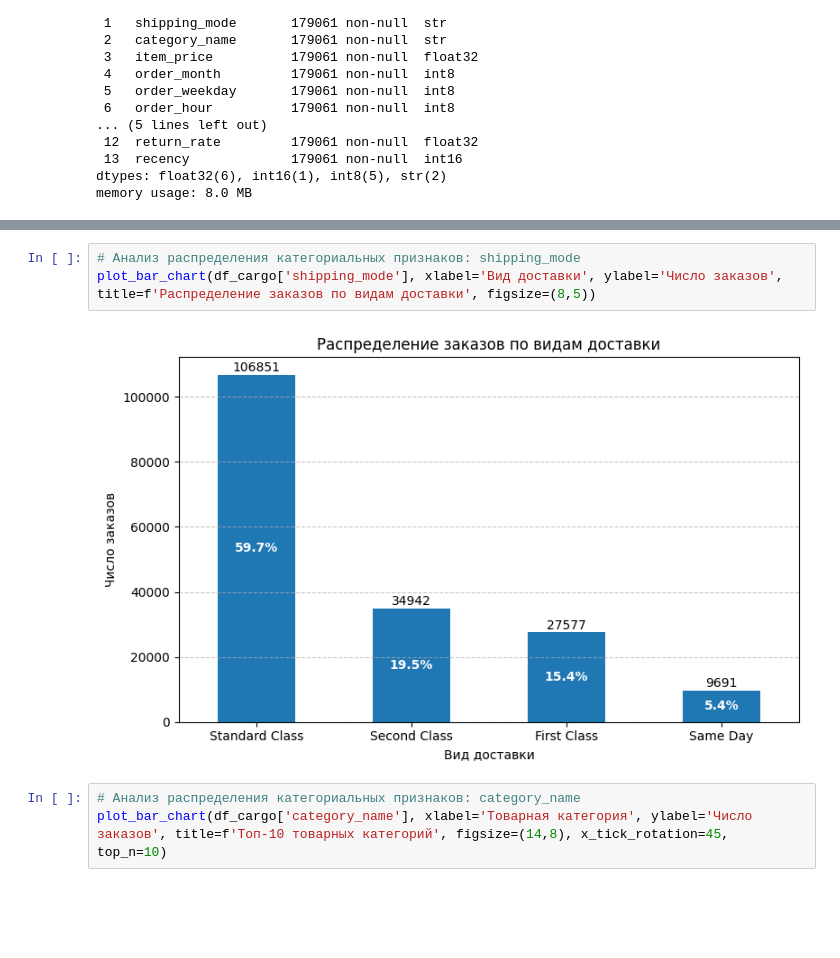
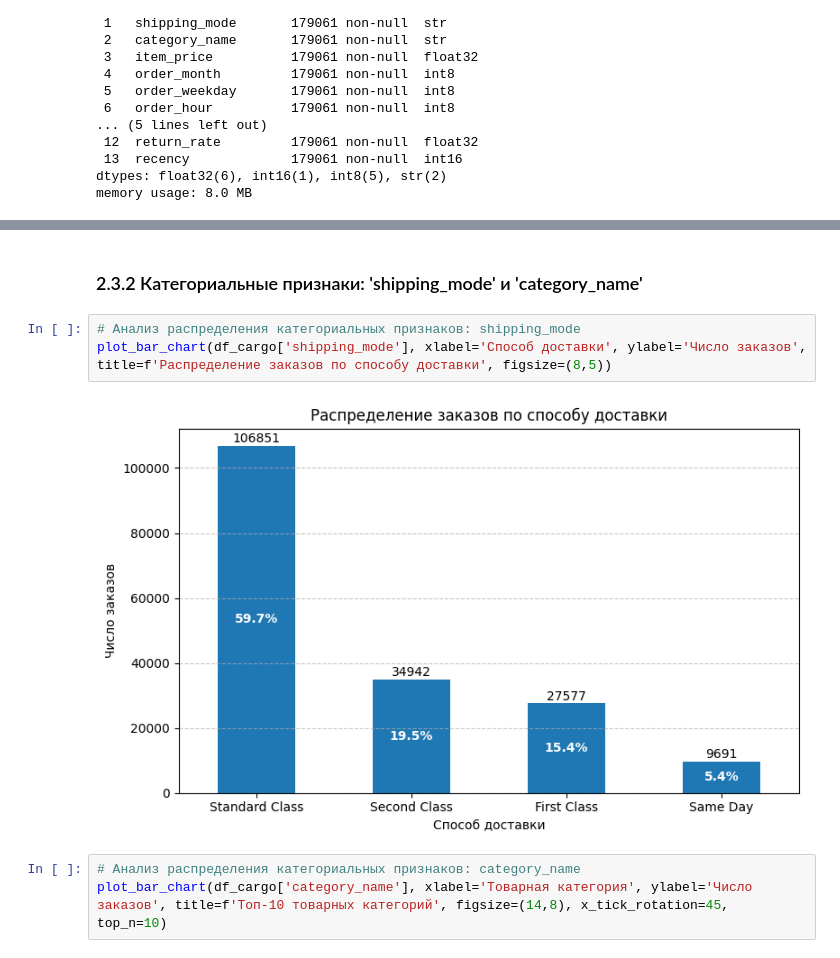
Before and after one commit to TemaQDX/sprint_18_project_carga_pronto, a Jupyter notebook: sprint_18_project_carga_pronto_Artem_Burov.ipynb, the cells around one changed output, grey strips where cells are left out. Drawn from its saved outputs; the diff is of its cells as text; blank space fills up the shorter version.

```diff
--- a/sprint_18_project_carga_pronto_Artem_Burov.ipynb
+++ b/sprint_18_project_carga_pronto_Artem_Burov.ipynb
@@ -776,8 +839,10 @@ numerical_features = [col for col in df_cargo.columns if col not in [target] + c
+# %% [markdown]
+### 2.3.2 Категориальные признаки: 'shipping_mode' и 'category_name'
 # %%
 # Анализ распределения категориальных признаков: shipping_mode
-plot_bar_chart(df_cargo['shipping_mode'], xlabel='Вид доставки', ylabel='Число заказов', title=f'Распределение заказов по видам доставки', figsize=(8,5))
+plot_bar_chart(df_cargo['shipping_mode'], xlabel='Способ доставки', ylabel='Число заказов', title=f'Распределение заказов по способу доставки', figsize=(8,5))
 # %% [output]
-[figure, old version]
+[figure, new version]
 # %%
 # Анализ распределения категориальных признаков: category_name
 plot_bar_chart(df_cargo['category_name'], xlabel='Товарная категория', ylabel='Число заказов', title=f'Топ-10 товарных категорий', figsize=(14,8), x_tick_rotation=45, top_n=10)
```
Also changed, not shown: parts of 25 cells of this notebook.
